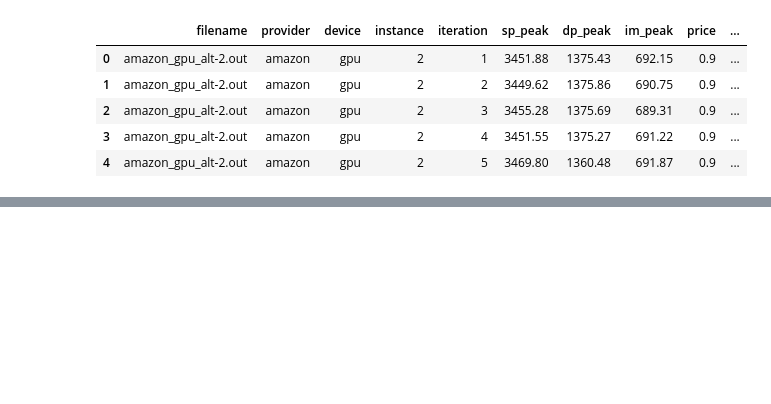
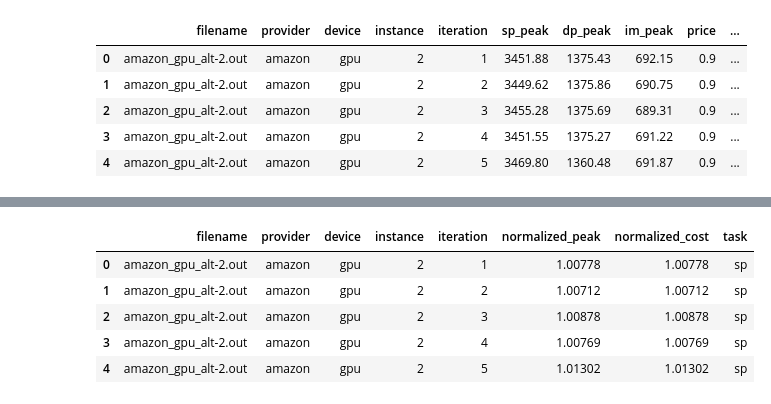
Before and after one commit to mzj14/cs739-project-2, a Jupyter notebook: process_results.ipynb, the cells around one changed output, grey strips where cells are left out. Drawn from its saved outputs; the diff is of its cells as text; code cells hidden in the pictures; blank space fills up the shorter version.

```diff
--- a/process_results.ipynb
+++ b/process_results.ipynb
@@ -183,3 +220,21 @@ summarized_cpu_ml.head()
 | 2 | amazon_4_cpu_ml-3.out | amazon | 4 | cpu | 3 | 3 | 0.9852 | 243172.0 | 0.17 | ... |
 | 3 | amazon_4_cpu_ml-3.out | amazon | 4 | cpu | 3 | 4 | 0.9868 | 245767.0 | 0.17 | ... |
 | 4 | amazon_4_cpu_ml-3.out | amazon | 4 | cpu | 3 | 5 | 0.9871 | 242634.0 | 0.17 | ... |
+# %%
+dfs = []
+for col in ['sp_peak', 'dp_peak', 'im_peak']:
+    df = summarized_gpu.iloc[:, 0:5]
+    df['normalized_peak'] = summarized_gpu['normalized_%s'%col]
+    df['normalized_cost'] = summarized_gpu['normalized_cost_%s'%col]
+    df['task'] = [col.split('_')[0]] * df.shape[0]
+    dfs.append(df)
+new_gpu = pd.DataFrame(np.concatenate(dfs), columns = dfs[0].columns)
+# %%
+new_gpu.head()
+# %% [output]
+|  | filename | provider | device | instance | iteration | normalized_peak | normalized_cost | task |
+| 0 | amazon_gpu_alt-2.out | amazon | gpu | 2 | 1 | 1.00778 | 1.00778 | sp |
+| 1 | amazon_gpu_alt-2.out | amazon | gpu | 2 | 2 | 1.00712 | 1.00712 | sp |
+| 2 | amazon_gpu_alt-2.out | amazon | gpu | 2 | 3 | 1.00878 | 1.00878 | sp |
+| 3 | amazon_gpu_alt-2.out | amazon | gpu | 2 | 4 | 1.00769 | 1.00769 | sp |
+| 4 | amazon_gpu_alt-2.out | amazon | gpu | 2 | 5 | 1.01302 | 1.01302 | sp |
```
Also changed, not shown: parts of 7 cells of this notebook, 19 other files.
